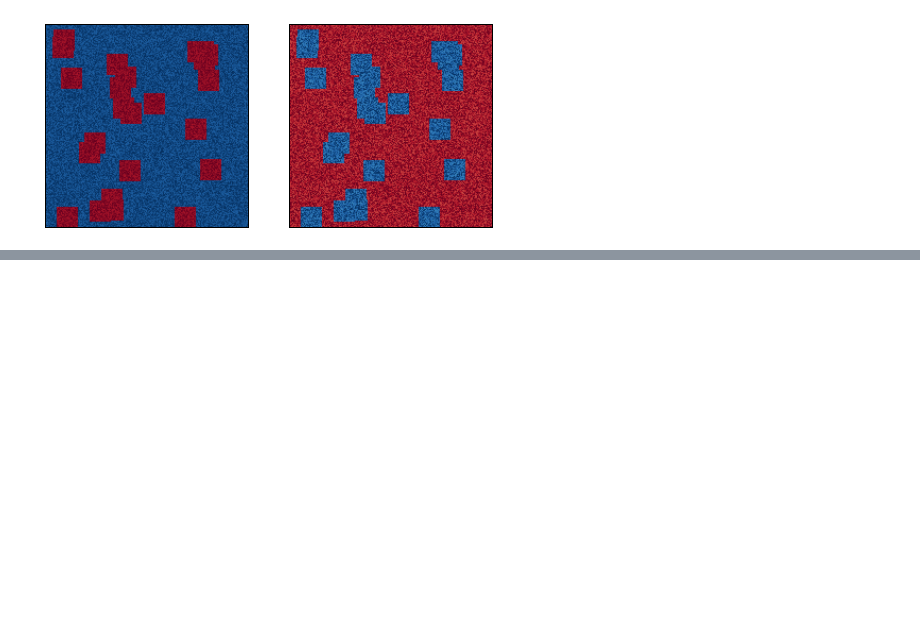
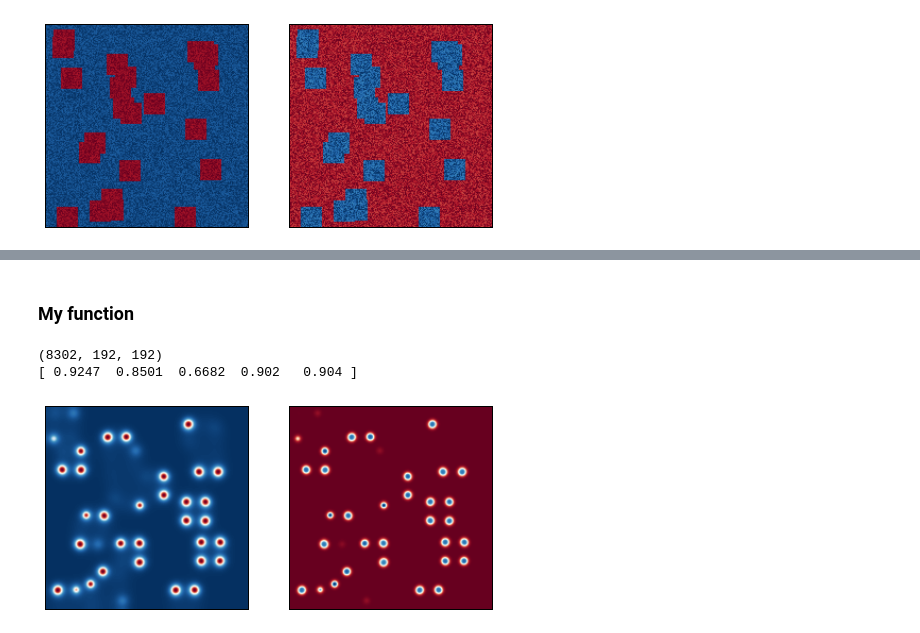
Before and after one commit to morrill/-mae6286, a Jupyter notebook: module_4/reaction_diffusion.ipynb, the cells around one changed output, grey strips where cells are left out. Drawn from its saved outputs; the diff is of its cells as text; code cells hidden in the pictures; blank space fills up the shorter version.

```diff
--- a/module_4/reaction_diffusion.ipynb
+++ b/module_4/reaction_diffusion.ipynb
@@ -99,3 +126,23 @@ anim = animation.FuncAnimation(fig, animate, frames=Ut[:100:], interval=25)
+# %% [markdown]
+### My function
+# %%
+#mine
+Ut, Vt = ftcs(Ui.copy(), Vi.copy(), nt, dt, dh, Du, Dv, F, k, n)
+print(numpy.shape(Ut))
+print(numpy.round(Ut[-1,100,::40],4))
+# %% [output]
+(8302, 192, 192)
+[ 0.9247  0.8501  0.6682  0.902   0.904 ]
+# %%
+fig = pyplot.figure(figsize=(8,5))
+pyplot.subplot(121)
+pyplot.imshow(Ut[175], cmap = cm.RdBu)
+pyplot.xticks([]), pyplot.yticks([]);
+pyplot.subplot(122)
+pyplot.imshow(Vt[175], cmap = cm.RdBu)
+pyplot.xticks([]), pyplot.yticks([]);
+# %% [output]
+[figure, added]
 # %%
 HTML(anim.to_html5_video())
 # %% [output]
```
Also changed, not shown: parts of 12 cells of this notebook.
